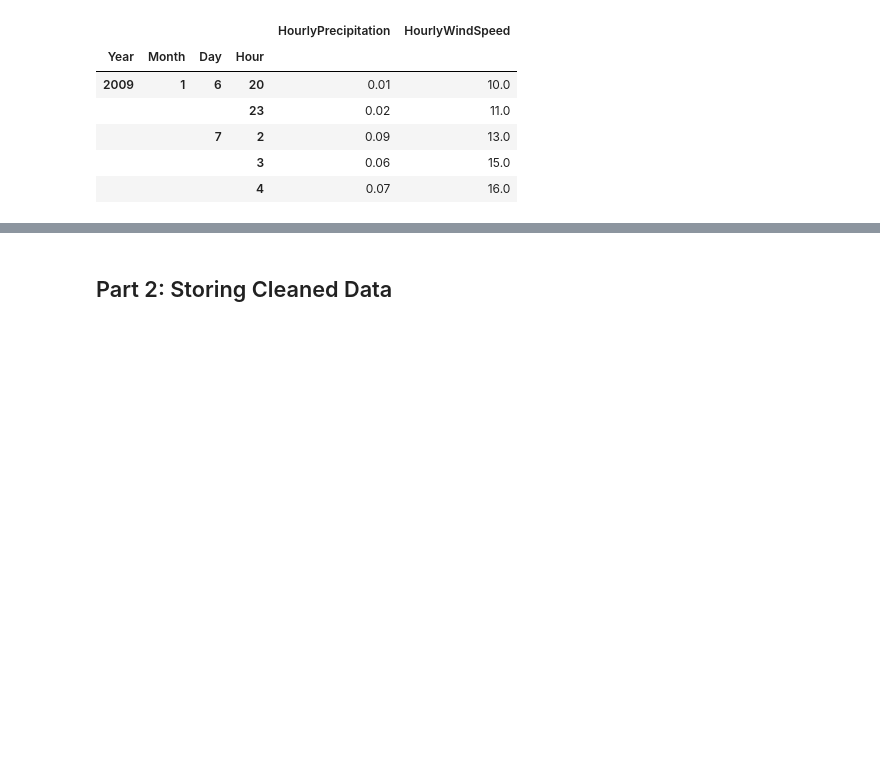
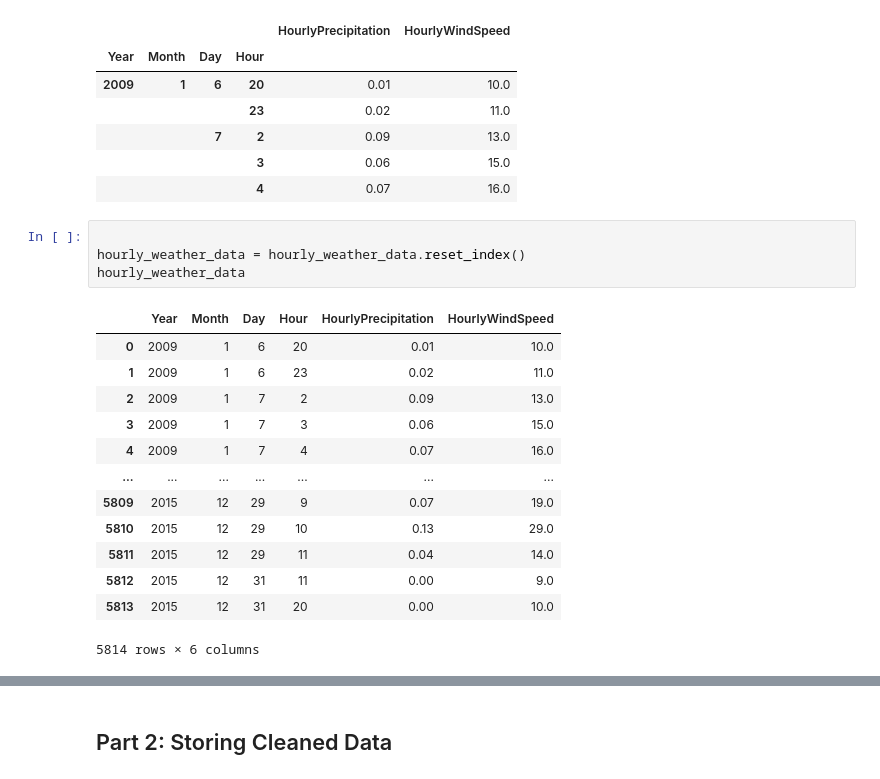
Before and after one commit to sowmya6598/final-project-tools, a Jupyter notebook: Project.ipynb, the cells around one changed output, grey strips where cells are left out. Cells and saved outputs as stored; diff of their text form; blank space fills up the shorter version.

```diff
--- a/Project.ipynb
+++ b/Project.ipynb
@@ -537,5 +584,23 @@ hourly_weather_data.head()
 |  |  | 7 | 2 | 0.09 | 13.0 |
 |  |  |  | 3 | 0.06 | 15.0 |
 |  |  |  | 4 | 0.07 | 16.0 |
+# %%
+
+hourly_weather_data = hourly_weather_data.reset_index()
+hourly_weather_data
+# %% [output]
+|  | Year | Month | Day | Hour | HourlyPrecipitation | HourlyWindSpeed |
+| 0 | 2009 | 1 | 6 | 20 | 0.01 | 10.0 |
+| 1 | 2009 | 1 | 6 | 23 | 0.02 | 11.0 |
+| 2 | 2009 | 1 | 7 | 2 | 0.09 | 13.0 |
+| 3 | 2009 | 1 | 7 | 3 | 0.06 | 15.0 |
+| 4 | 2009 | 1 | 7 | 4 | 0.07 | 16.0 |
+| ... | ... | ... | ... | ... | ... | ... |
+| 5809 | 2015 | 12 | 29 | 9 | 0.07 | 19.0 |
+| 5810 | 2015 | 12 | 29 | 10 | 0.13 | 29.0 |
+| 5811 | 2015 | 12 | 29 | 11 | 0.04 | 14.0 |
+| 5812 | 2015 | 12 | 31 | 11 | 0.00 | 9.0 |
+| 5813 | 2015 | 12 | 31 | 20 | 0.00 | 10.0 |
+5814 rows × 6 columns
 # %%
 daily_weather_data = clean_month_weather_data_daily()
```
Also changed, not shown: parts of 17 cells of this notebook, 2 other files.
